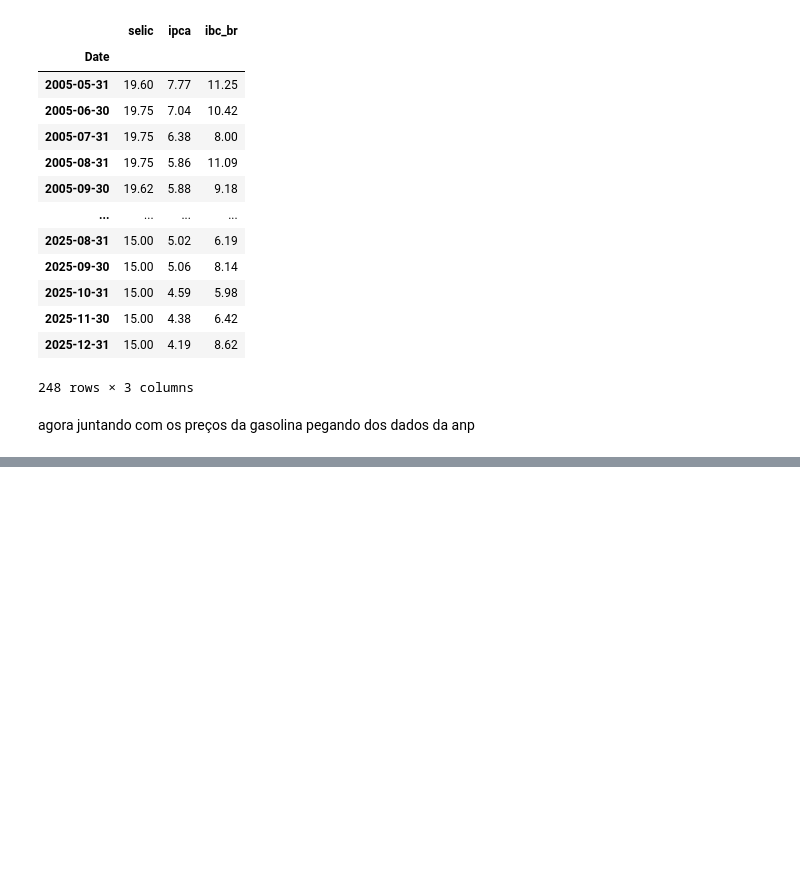
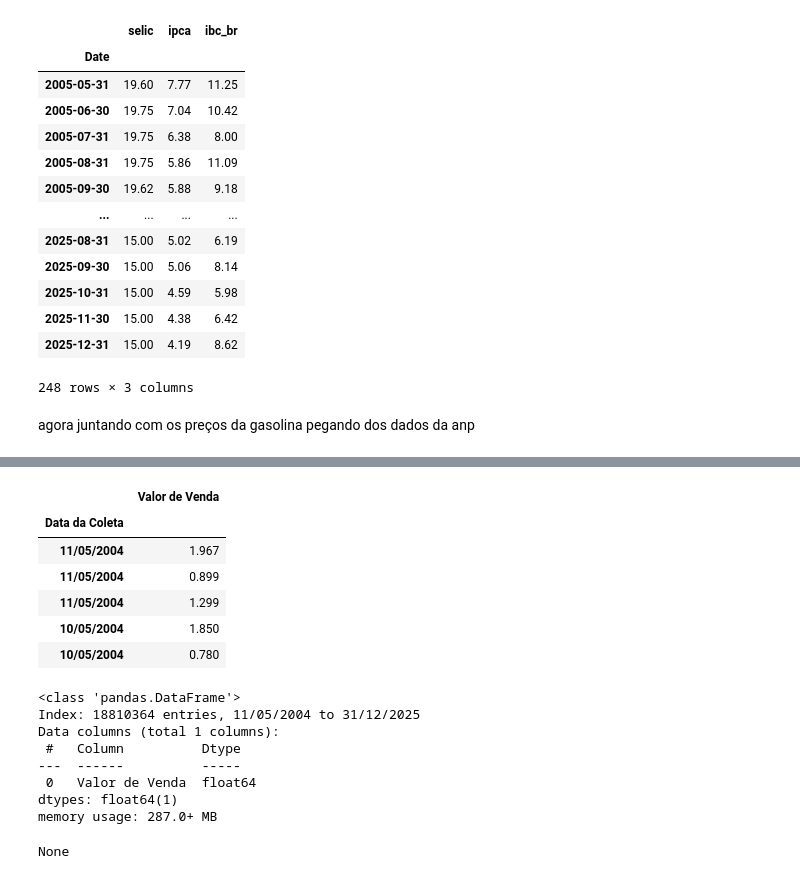
Before and after one commit to iagonmic/VECM-Gasoline-Prices, a Jupyter notebook: etl.ipynb, the cells around one changed output, grey strips where cells are left out. Cells and saved outputs as stored; diff of their text form; code cells hidden in the pictures; blank space fills up the shorter version.

```diff
--- a/etl.ipynb
+++ b/etl.ipynb
@@ -200,0 +252,20 @@ KeyboardInterrupt:
+# %%
+display(df.head())
+display(df.info())
+# %% [output]
+|  | Valor de Venda |
+| Data da Coleta |  |
+| 11/05/2004 | 1.967 |
+| 11/05/2004 | 0.899 |
+| 11/05/2004 | 1.299 |
+| 10/05/2004 | 1.850 |
+| 10/05/2004 | 0.780 |
+<class 'pandas.DataFrame'>
+Index: 18810364 entries, 11/05/2004 to 31/12/2025
+Data columns (total 1 columns):
+ #   Column          Dtype
+---  ------          -----
+ 0   Valor de Venda  float64
+dtypes: float64(1)
+memory usage: 287.0+ MB
+None
```
Also changed, not shown: parts of 13 cells of this notebook, 1 other file.
